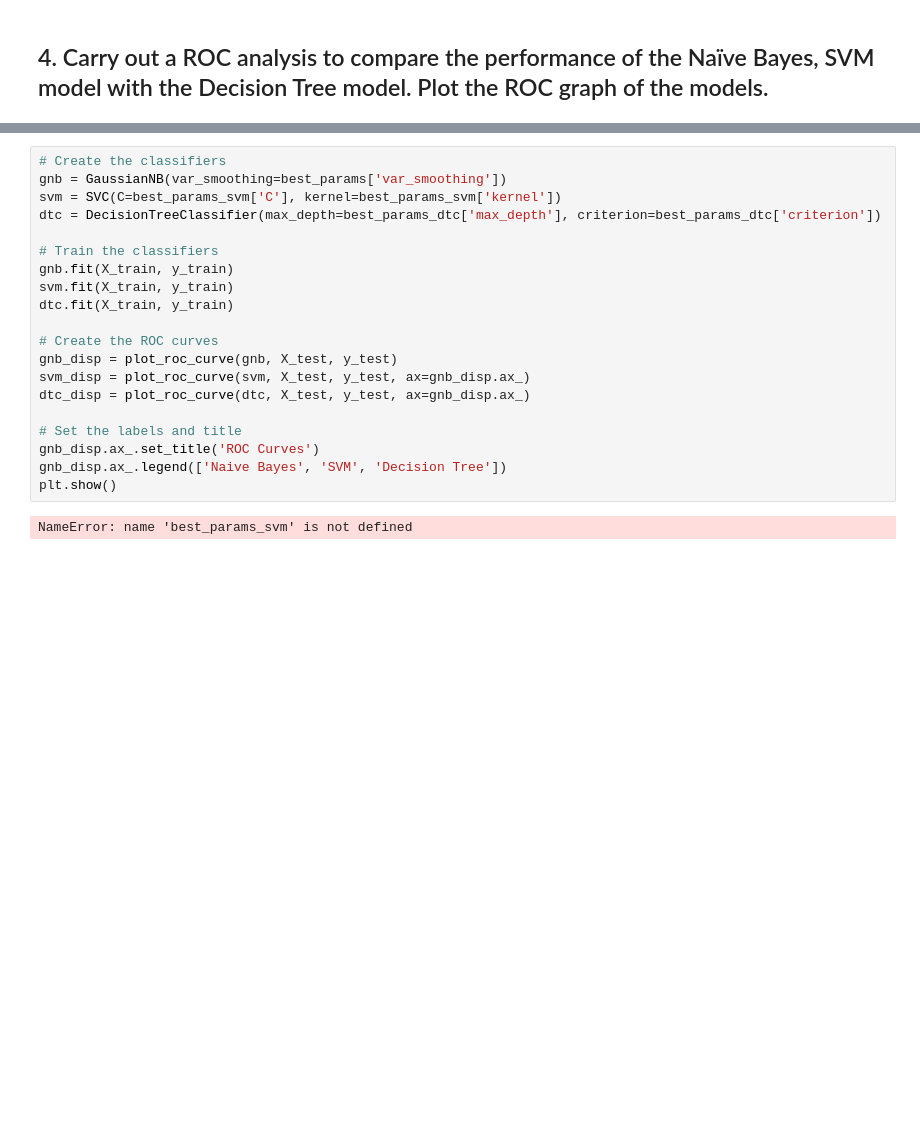
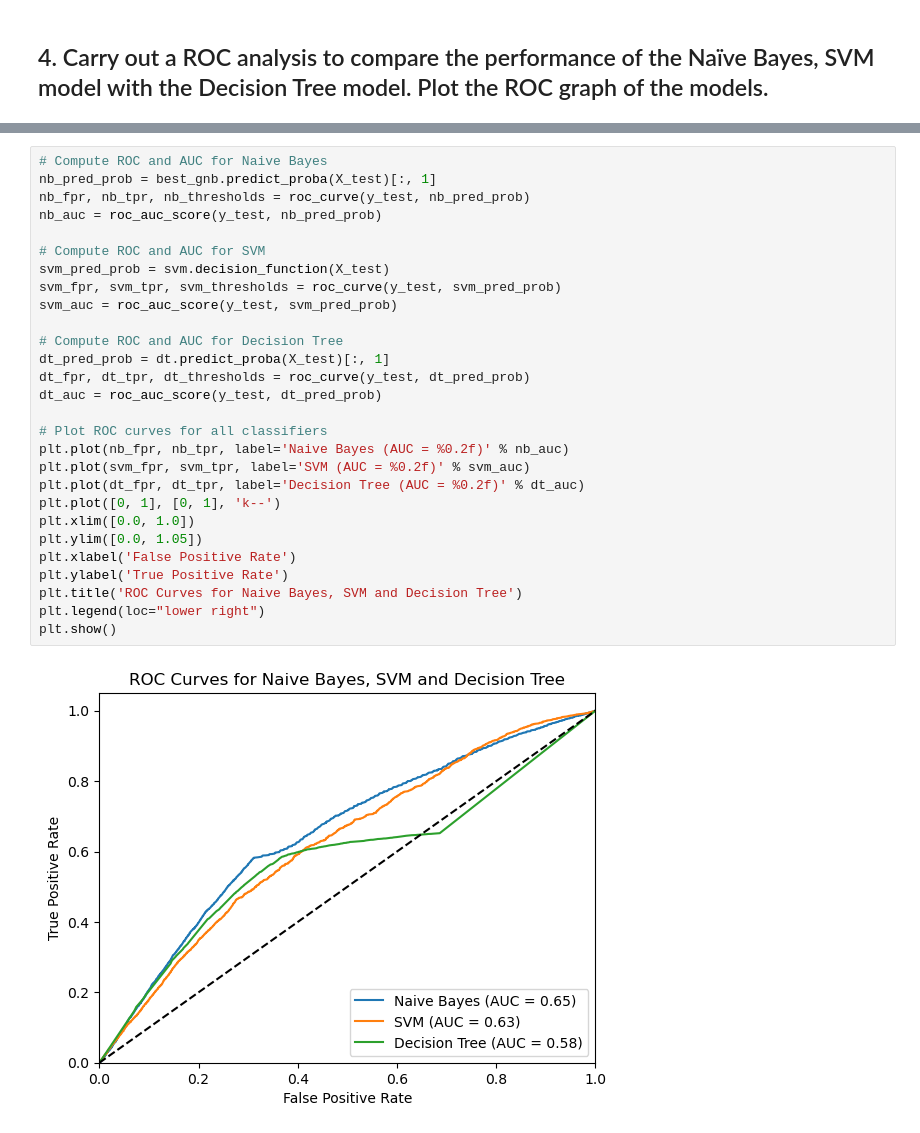
Before and after one commit to Liuyi95/IAI5101_Assignment1, a Jupyter notebook: Assignment1.ipynb, the cells around one changed output, grey strips where cells are left out. Saved outputs shown, nothing was run; the diff lists cells and outputs as text; blank space fills up the shorter version.

```diff
--- a/Assignment1.ipynb
+++ b/Assignment1.ipynb
@@ -627,22 +555,30 @@ AttributeError: predict_proba is not available when  probability=False
-# %%
-# Create the classifiers
-gnb = GaussianNB(var_smoothing=best_params['var_smoothing'])
-svm = SVC(C=best_params_svm['C'], kernel=best_params_svm['kernel'])
-dtc = DecisionTreeClassifier(max_depth=best_params_dtc['max_depth'], criterion=best_params_dtc['criterion'])
-
-# Train the classifiers
-gnb.fit(X_train, y_train)
-svm.fit(X_train, y_train)
-dtc.fit(X_train, y_train)
-
-# Create the ROC curves
-gnb_disp = plot_roc_curve(gnb, X_test, y_test)
-svm_disp = plot_roc_curve(svm, X_test, y_test, ax=gnb_disp.ax_)
-dtc_disp = plot_roc_curve(dtc, X_test, y_test, ax=gnb_disp.ax_)
-
-# Set the labels and title
-gnb_disp.ax_.set_title('ROC Curves')
-gnb_disp.ax_.legend(['Naive Bayes', 'SVM', 'Decision Tree'])
-plt.show()
-# %% [output]
-NameError: name 'best_params_svm' is not defined
+# %%
+# Compute ROC and AUC for Naive Bayes
+nb_pred_prob = best_gnb.predict_proba(X_test)[:, 1]
+nb_fpr, nb_tpr, nb_thresholds = roc_curve(y_test, nb_pred_prob)
+nb_auc = roc_auc_score(y_test, nb_pred_prob)
+
+# Compute ROC and AUC for SVM
+svm_pred_prob = svm.decision_function(X_test)
+svm_fpr, svm_tpr, svm_thresholds = roc_curve(y_test, svm_pred_prob)
+svm_auc = roc_auc_score(y_test, svm_pred_prob)
+
+# Compute ROC and AUC for Decision Tree
+dt_pred_prob = dt.predict_proba(X_test)[:, 1]
+dt_fpr, dt_tpr, dt_thresholds = roc_curve(y_test, dt_pred_prob)
+dt_auc = roc_auc_score(y_test, dt_pred_prob)
+
+# Plot ROC curves for all classifiers
+plt.plot(nb_fpr, nb_tpr, label='Naive Bayes (AUC = %0.2f)' % nb_auc)
+plt.plot(svm_fpr, svm_tpr, label='SVM (AUC = %0.2f)' % svm_auc)
+plt.plot(dt_fpr, dt_tpr, label='Decision Tree (AUC = %0.2f)' % dt_auc)
+plt.plot([0, 1], [0, 1], 'k--')
+plt.xlim([0.0, 1.0])
+plt.ylim([0.0, 1.05])
+plt.xlabel('False Positive Rate')
+plt.ylabel('True Positive Rate')
+plt.title('ROC Curves for Naive Bayes, SVM and Decision Tree')
+plt.legend(loc="lower right")
+plt.show()
+# %% [output]
+[figure, added]
```
Also changed, not shown: parts of 4 cells of this notebook.
